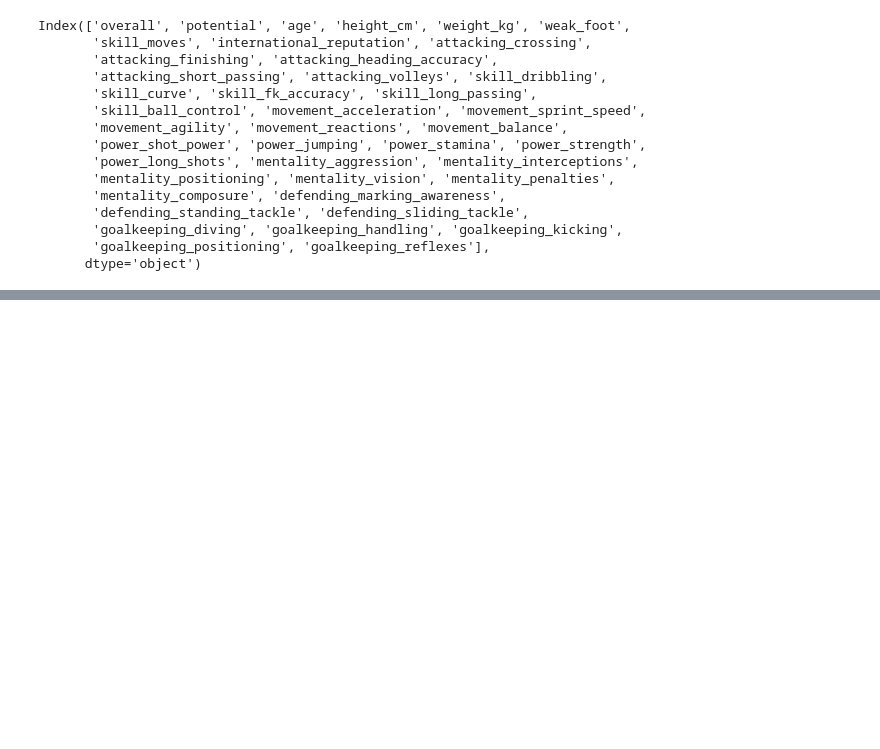
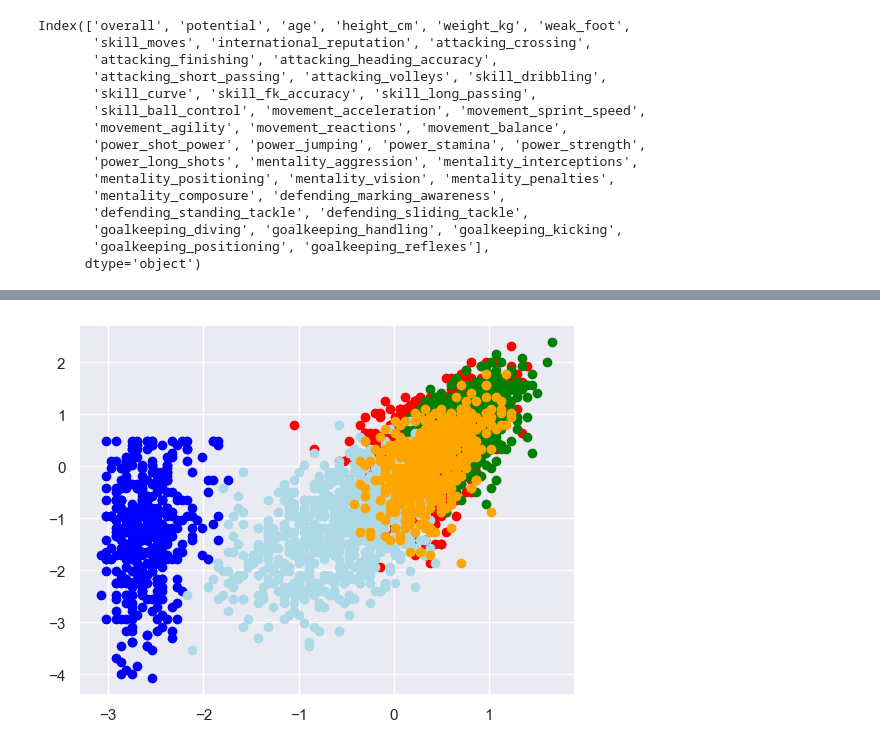
Before and after one commit to pablonicolasr/diplodatos-aans-2022-grupo32, a Jupyter notebook: entregable5_pablonicolasramos90.ipynb, the cells around one changed output, grey strips where cells are left out. Saved outputs shown, nothing was run; the diff lists cells and outputs as text; code cells hidden in the pictures; blank space fills up the shorter version.

```diff
--- a/entregable5_pablonicolasramos90.ipynb
+++ b/entregable5_pablonicolasramos90.ipynb
@@ -436,0 +437,9 @@ plt.show()
+# %%
+plt.scatter(label_0.skill_dribbling, label_0.mentality_vision, color = "red")
+plt.scatter(label_1.skill_dribbling, label_1.mentality_vision, color = "blue")
+plt.scatter(label_2.skill_dribbling, label_2.mentality_vision, color = "green")
+plt.scatter(label_3.skill_dribbling, label_3.mentality_vision, color = "lightblue")
+plt.scatter(label_4.skill_dribbling, label_4.mentality_vision, color = "orange")
+plt.show()
+# %% [output]
+[figure, added]
```
Also changed, not shown: parts of 32 cells of this notebook.
